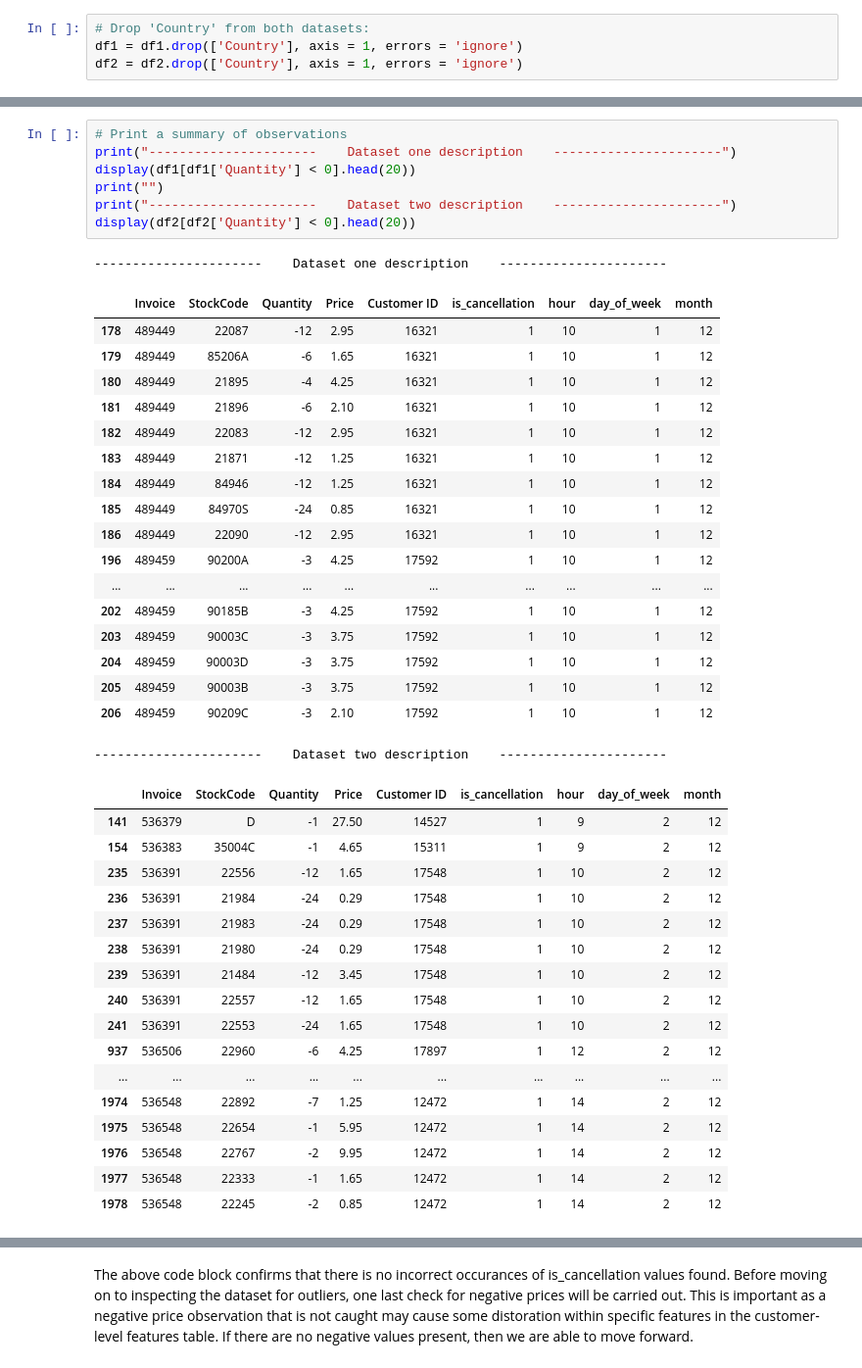
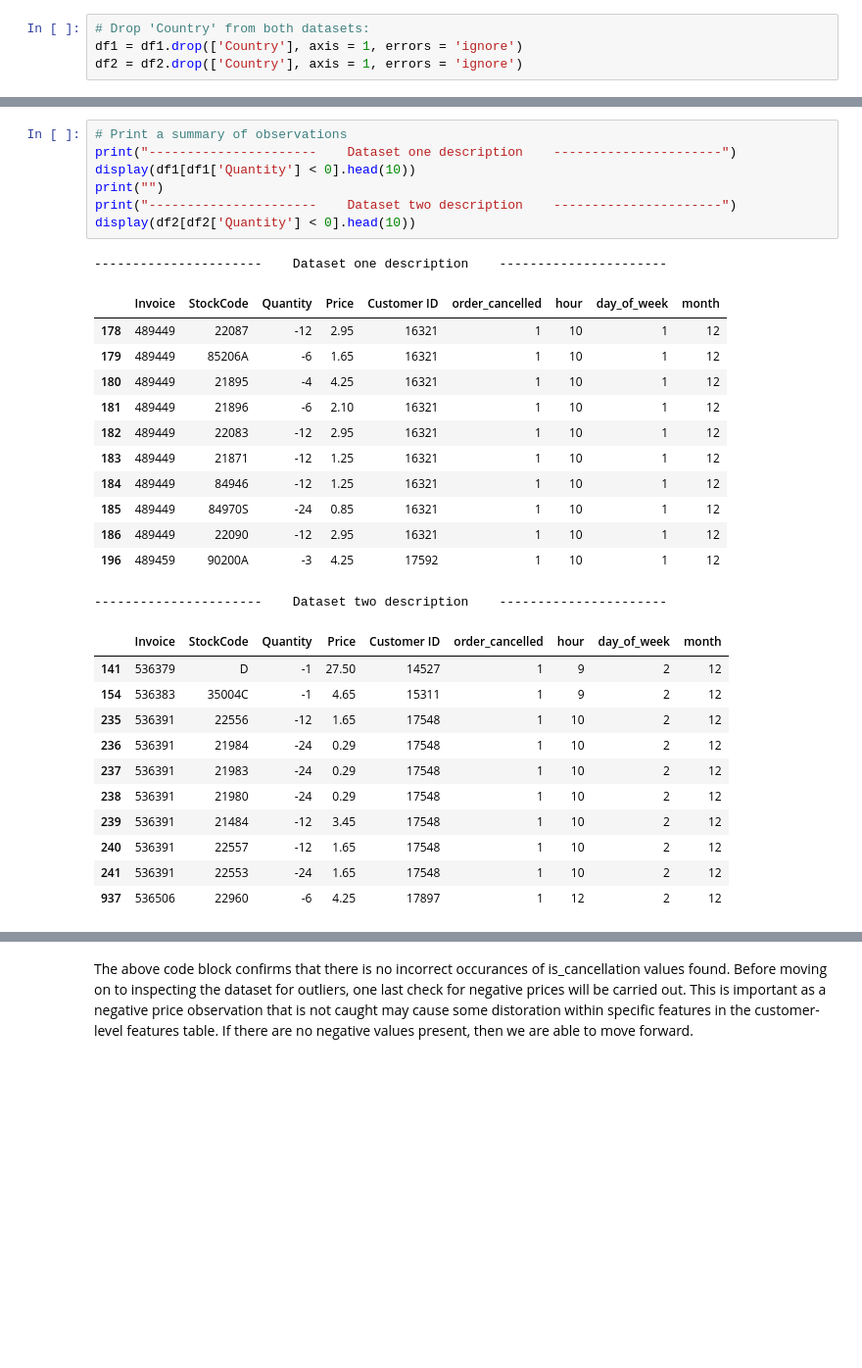
Before and after one commit to calAshy/theCoffeeCo, a Jupyter notebook: 0_Data/processed_data/MasterDF.ipynb, the cells around one changed output, grey strips where cells are left out. Shown at 98% size. Cells and saved outputs as stored; diff of their text form; blank space fills up the shorter version.

```diff
--- a/0_Data/processed_data/MasterDF.ipynb
+++ b/0_Data/processed_data/MasterDF.ipynb
@@ -449,13 +449,13 @@ The below code block intorduces the first steps in building a picture of and neg
 # %%
 # Print a summary of observations
 print("----------------------    Dataset one description    ----------------------")
-display(df1[df1['Quantity'] < 0].head(20))
+display(df1[df1['Quantity'] < 0].head(10))
 print("")
 print("----------------------    Dataset two description    ----------------------")
-display(df2[df2['Quantity'] < 0].head(20))
+display(df2[df2['Quantity'] < 0].head(10))
 # %% [output]
 ----------------------    Dataset one description    ----------------------
-|  | Invoice | StockCode | Quantity | Price | Customer ID | is_cancellation | hour | day_of_week | month |
+|  | Invoice | StockCode | Quantity | Price | Customer ID | order_cancelled | hour | day_of_week | month |
 | 178 | 489449 | 22087 | -12 | 2.95 | 16321 | 1 | 10 | 1 | 12 |
 | 179 | 489449 | 85206A | -6 | 1.65 | 16321 | 1 | 10 | 1 | 12 |
 | 180 | 489449 | 21895 | -4 | 4.25 | 16321 | 1 | 10 | 1 | 12 |
@@ -466,14 +466,8 @@ display(df2[df2['Quantity'] < 0].head(20))
 | 185 | 489449 | 84970S | -24 | 0.85 | 16321 | 1 | 10 | 1 | 12 |
 | 186 | 489449 | 22090 | -12 | 2.95 | 16321 | 1 | 10 | 1 | 12 |
 | 196 | 489459 | 90200A | -3 | 4.25 | 17592 | 1 | 10 | 1 | 12 |
-| ... | ... | ... | ... | ... | ... | ... | ... | ... | ... |
-| 202 | 489459 | 90185B | -3 | 4.25 | 17592 | 1 | 10 | 1 | 12 |
-| 203 | 489459 | 90003C | -3 | 3.75 | 17592 | 1 | 10 | 1 | 12 |
-| 204 | 489459 | 90003D | -3 | 3.75 | 17592 | 1 | 10 | 1 | 12 |
-| 205 | 489459 | 90003B | -3 | 3.75 | 17592 | 1 | 10 | 1 | 12 |
-| 206 | 489459 | 90209C | -3 | 2.10 | 17592 | 1 | 10 | 1 | 12 |
 ----------------------    Dataset two description    ----------------------
-|  | Invoice | StockCode | Quantity | Price | Customer ID | is_cancellation | hour | day_of_week | month |
+|  | Invoice | StockCode | Quantity | Price | Customer ID | order_cancelled | hour | day_of_week | month |
 | 141 | 536379 | D | -1 | 27.50 | 14527 | 1 | 9 | 2 | 12 |
 | 154 | 536383 | 35004C | -1 | 4.65 | 15311 | 1 | 9 | 2 | 12 |
 | 235 | 536391 | 22556 | -12 | 1.65 | 17548 | 1 | 10 | 2 | 12 |
@@ -484,10 +478,4 @@ display(df2[df2['Quantity'] < 0].head(20))
 | 240 | 536391 | 22557 | -12 | 1.65 | 17548 | 1 | 10 | 2 | 12 |
 | 241 | 536391 | 22553 | -24 | 1.65 | 17548 | 1 | 10 | 2 | 12 |
 | 937 | 536506 | 22960 | -6 | 4.25 | 17897 | 1 | 12 | 2 | 12 |
-| ... | ... | ... | ... | ... | ... | ... | ... | ... | ... |
-| 1974 | 536548 | 22892 | -7 | 1.25 | 12472 | 1 | 14 | 2 | 12 |
-| 1975 | 536548 | 22654 | -1 | 5.95 | 12472 | 1 | 14 | 2 | 12 |
-| 1976 | 536548 | 22767 | -2 | 9.95 | 12472 | 1 | 14 | 2 | 12 |
-| 1977 | 536548 | 22333 | -1 | 1.65 | 12472 | 1 | 14 | 2 | 12 |
-| 1978 | 536548 | 22245 | -2 | 0.85 | 12472 | 1 | 14 | 2 | 12 |
 # %% [markdown]
```
Also changed, not shown: parts of 47 cells of this notebook.
